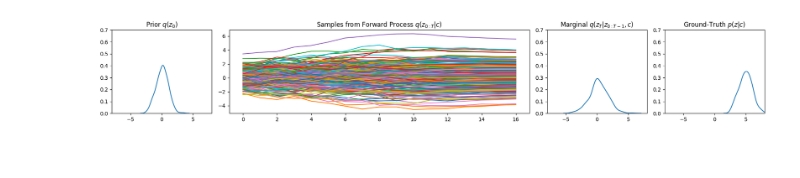
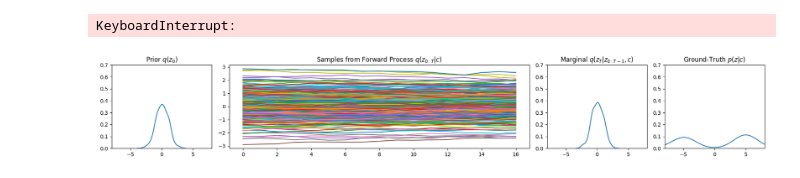
Before and after one commit to ChickNCurry/dvi-for-bml, a Jupyter notebook: contextual-dvi/exp.ipynb, the cells around one changed output. Drawn from its saved outputs; the diff is of its cells as text; code cells hidden in the pictures.

```diff
--- a/contextual-dvi/exp.ipynb
+++ b/contextual-dvi/exp.ipynb
@@ -44,17 +44,19 @@ View run at https://wandb.ai/max-burzer-karlsruhe-institute-of-technology/dvi/ru
 # %%
-losses = train(dvi_process, device, dataloader, optimizer, 1000, wandb_logging=wandb_logging)
+losses = train(dvi_process, device, dataloader, optimizer, 4000, wandb_logging=wandb_logging)
+# %% [output]
+KeyboardInterrupt:
 # %%
 num_samples = 256
 
-# context = torch.zeros((z_dim), device=device).unsqueeze(0).repeat(num_samples, 1)
-context = torch.ones((z_dim), device=device).unsqueeze(0).repeat(num_samples, 1) * 5
+context = torch.zeros((z_dim), device=device).unsqueeze(0).repeat(num_samples, 1)
+# context = torch.ones((z_dim), device=device).unsqueeze(0).repeat(num_samples, 1) * 5
 
 p_z_0 = Normal(
     torch.zeros((num_samples, z_dim), device=device),
-    torch.ones((num_samples, z_dim), device=device) * dvi_process.sigmas[0],
+    torch.ones((num_samples, z_dim), device=device) # * dvi_process.sigmas[0],
 )
 
-p_z_T = ContextualGaussian(context)
+p_z_T = ContextualGMM(context)
 
 dvi_process.eval()
 with torch.no_grad():
@@ -67,31 +69,31 @@ with torch.no_grad():
 
     z_samples = p_z_T.sample().squeeze(1).tolist()
 
 fig, ax = plt.subplots(1, 4, figsize=(18, 3), gridspec_kw={'width_ratios': [1, 3, 1, 1]})
 
 sns.kdeplot(z_0_samples, ax=ax[0])
 ax[0].set_title("Prior $q(z_0)$")
 ax[0].set_ylabel(None)
 ax[0].set_xlim(-8, 8)
 ax[0].set_ylim(0, 0.7)
 
 for i in range(num_samples):
     ax[1].plot(z_trajectories[i])
 ax[1].set_title("Samples from Forward Process $q(z_{0:T}|c)$")
 
 sns.kdeplot(z_T_samples, ax=ax[2])
 ax[2].set_title("Marginal $q(z_T|z_{0:T-1},c)$")
 ax[2].set_ylabel(None)
 ax[2].set_xlim(-8, 8)
 ax[2].set_ylim(0, 0.7)
 
 sns.kdeplot(z_samples, ax=ax[3])
 ax[3].set_title("Ground-Truth $p(z|c)$")
 ax[3].set_ylabel(None)
 ax[3].set_xlim(-8, 8)
 ax[3].set_ylim(0, 0.7)
 
 plt.tight_layout()
 plt.show()
 # %% [output]
-[figure, old version]
+[figure, new version]
```
Also changed, not shown: parts of 1 cell of this notebook, 3 other files.
